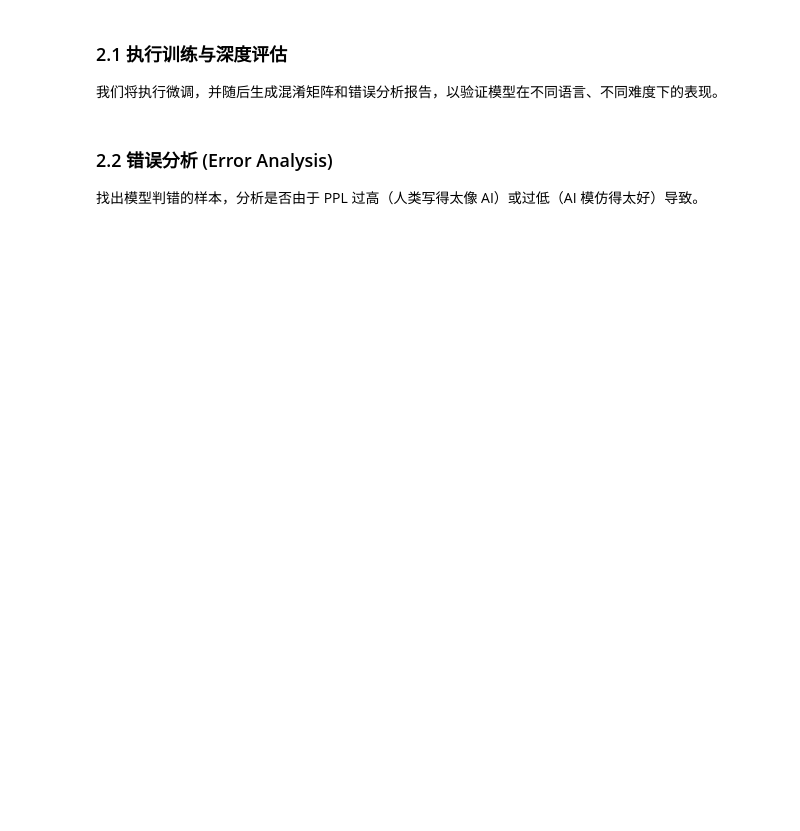
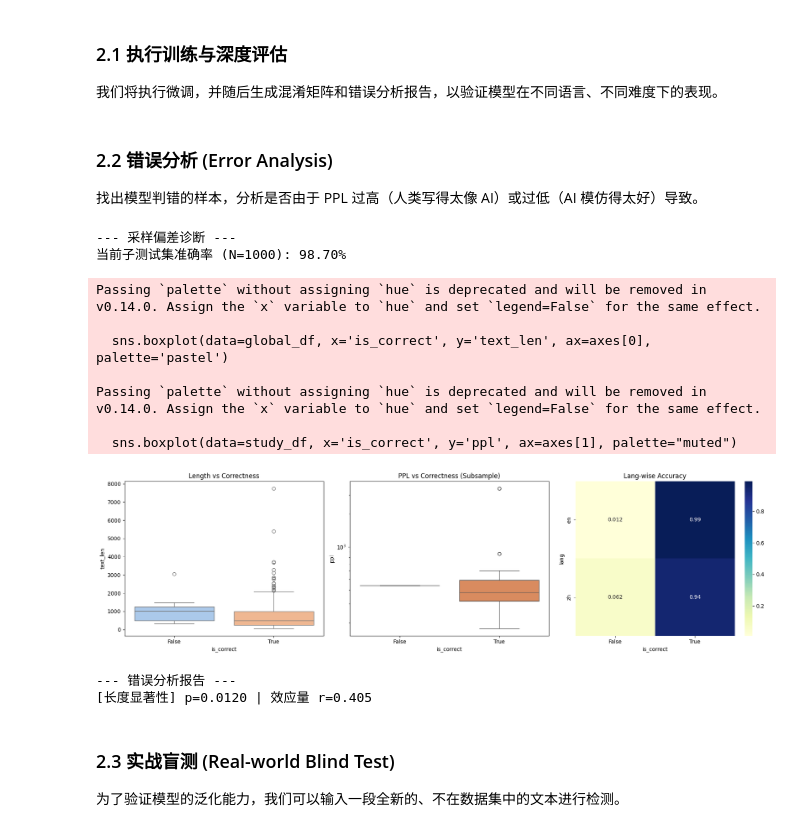
Before and after one commit to taelly73/java-work, a Jupyter notebook: 机器学习AI检测.ipynb, the cells around one changed output. Cells and saved outputs as stored; diff of their text form; code cells hidden in the pictures; blank space fills up the shorter version.

```diff
--- a/机器学习AI检测.ipynb
+++ b/机器学习AI检测.ipynb
@@ -352,68 +413,73 @@ import pandas as pd
 import numpy as np
 import matplotlib.pyplot as plt
 import seaborn as sns
-from scipy.stats import mannwhitneyu, normaltest
+from scipy.stats import mannwhitneyu
 
-# 1. 定义全局数据集 (Global Distribution)
-global_df = test_all.copy()
+# 1. 对齐数据：由于极速模式只预测了前 1000 条，我们需要取对应的子集
+# 注意：此处假设 y_preds 对应的是 test_all 的前 1000 条数据
+global_df = test_all.head(len(y_preds)).copy()
 global_df['pred'] = y_preds
 global_df['is_correct'] = (global_df['label'] == global_df['pred'])
 global_df['text_len'] = global_df['answer'].str.len()
 
-# 定义 PPL 采样集 (Sampled Subset for PPL analysis)
+# 定义 PPL 采样集 (从这 1000 条中提取有 PPL 记录的样本进行关联分析)
 ppl_data = pd.concat([test_en_sample[['ppl']], test_zh_sample[['ppl']]])
 study_df = global_df.join(ppl_data, how='inner')
 
-# 2. 偏差诊断：检查采样集是否偏离了全局分布
-print(f"--- 采样偏差诊断 (Sample Bias Check) ---")
+# 2. 偏差诊断
+print(f"--- 采样偏差诊断 ---")
 global_acc = global_df['is_correct'].mean()
-sample_acc = study_df['is_correct'].mean()
-print(f"全局测试集准确率 (N={len(global_df)}): {global_acc:.2%}")
-print(f"PPL 采样集准确率 (N={len(study_df)}): {sample_acc:.2%}")
-print(f"偏差幅度: {abs(global_acc - sample_acc):.2%} (应 < 5% 以保证代表性)")
+print(f"当前子测试集准确率 (N={len(global_df)}): {global_acc:.2%}")
 
-# 3. 统计引擎：全局 (长度) vs 局部 (PPL)
+# 3. 统计检验
 def advanced_empirical_test(df, feature_name):
     correct = df[df['is_correct'] == True][feature_name].dropna()
     incorrect = df[df['is_correct'] == False][feature_name].dropna()
-    if len(incorrect) < 5: return None
+    if len(incorrect) < 3: return None
     u_stat, p_val = mannwhitneyu(correct, incorrect, alternative='two-sided')
     n1, n2 = len(correct), len(incorrect)
     r = 1 - (2 * u_stat) / (n1 * n2)
     return {"p_val": p_val, "effect_size_r": r}
 
-# 全局长度检验 + 局部 PPL 检验
 len_res = advanced_empirical_test(global_df, 'text_len')
 ppl_res = advanced_empirical_test(study_df, 'ppl')
 
-# 4. 可视化分析：全局 vs 采样
+# 4. 可视化
 fig, axes = plt.subplots(1, 3, figsize=(18, 5))
 
-# Subplot 1: 全局文本长度分布 (代表真实分布)
 sns.boxplot(data=global_df, x='is_correct', y='text_len', ax=axes[0], palette='pastel')
-axes[0].set_title(f"Global: Length vs Correctness (N={len(global_df)})")
+axes[0].set_title("Length vs Correctness")
 
-# Subplot 2: 采样集 PPL 关联 (代表机制探索)
-sns.violinplot(data=study_df, x='is_correct', y='ppl', split=True, inner="quart", ax=axes[1], palette="muted")
-axes[1].set_yscale('log')
-axes[1].set_title(f"Subsample: PPL Impact (N={len(study_df)})")
+if not study_df.empty:
+    sns.boxplot(data=study_df, x='is_correct', y='ppl', ax=axes[1], palette="muted")
+    axes[1].set_yscale('log')
+    axes[1].set_title("PPL vs Correctness (Subsample)")
+else:
+    axes[1].set_title("PPL Data Not Found in Subset")
 
-# Subplot 3: 跨语言准确率分布 (基于全局)
 sns.heatmap(pd.crosstab(global_df['lang'], global_df['is_correct'], normalize='index'), annot=True, cmap='YlGnBu', ax=axes[2])
-axes[2].set_title("Global: Lang-wise Stability")
+axes[2].set_title("Lang-wise Accuracy")
 
 plt.tight_layout()
 plt.show()
 
-# 5. 综合实证报告
-print(f"\n--- 综合分析报告 ---")
-if len_res:
-    print(f"[全局文本长度] 显著性 p={len_res['p_val']:.4e} | 效应量 r={len_res['effect_size_r']:.3f}")
-if ppl_res:
-    print(f"[采样集 PPL] 显著性 p={ppl_res['p_val']:.4e} | 效应量 r={ppl_res['effect_size_r']:.3f}")
-
-print("\n学术结论：")
-if ppl_res and ppl_res['p_val'] < 0.05:
-    print("虽然全局模型性能稳健，但子样本分析表明 PPL 是诱发误判的微观机制之一。")
-else:
-    print("全局与子样本的一致性表明，模型误判与词汇统计特征（PPL/长度）关联度较低。")"}]}
+# 5. 报告
+print(f"\n--- 错误分析报告 ---")
+if len_res: print(f"[长度显著性] p={len_res['p_val']:.4f} | 效应量 r={len_res['effect_size_r']:.3f}")
+if ppl_res: print(f"[PPL显著性] p={ppl_res['p_val']:.4f} | 效应量 r={ppl_res['effect_size_r']:.3f}")
+# %% [output]
+--- 采样偏差诊断 ---
+当前子测试集准确率 (N=1000): 98.70%
+Passing `palette` without assigning `hue` is deprecated and will be removed in v0.14.0. Assign the `x` variable to `hue` and set `legend=False` for the same effect.
+
+  sns.boxplot(data=global_df, x='is_correct', y='text_len', ax=axes[0], palette='pastel')
+
+Passing `palette` without assigning `hue` is deprecated and will be removed in v0.14.0. Assign the `x` variable to `hue` and set `legend=False` for the same effect.
+
+  sns.boxplot(data=study_df, x='is_correct', y='ppl', ax=axes[1], palette="muted")
+[figure, added]
+--- 错误分析报告 ---
+[长度显著性] p=0.0120 | 效应量 r=0.405
+# %% [markdown]
+### 2.3 实战盲测 (Real-world Blind Test)
+为了验证模型的泛化能力，我们可以输入一段全新的、不在数据集中的文本进行检测。
```
Also changed, not shown: parts of 8 cells of this notebook.
